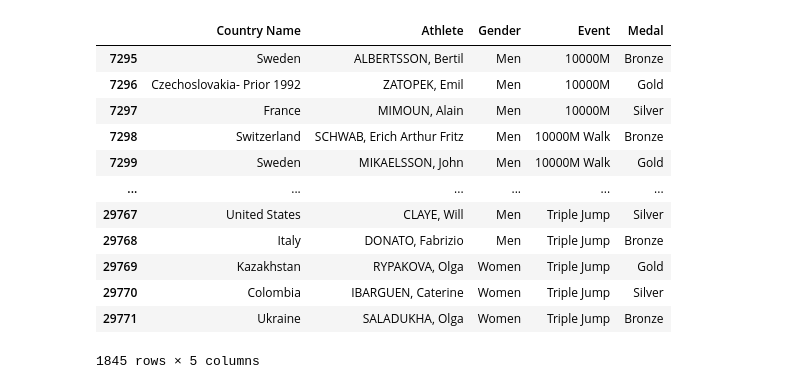
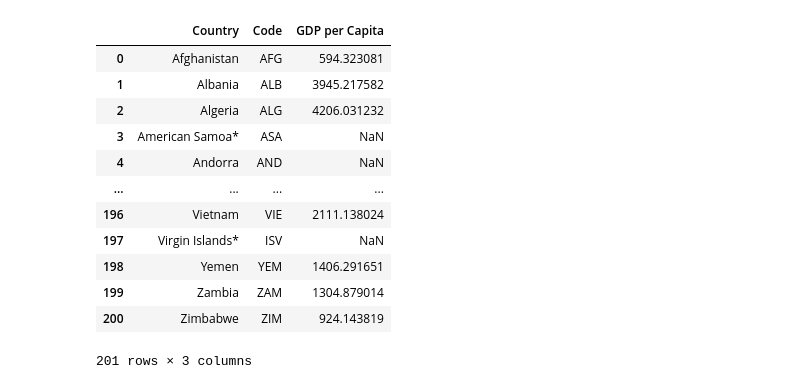
Before and after one commit to HomarOrtiz/project_1, a Jupyter notebook: Benjamin/cleanerPy.ipynb, the cells around one changed output. Drawn from its saved outputs; the diff is of its cells as text; code cells hidden in the pictures.

```diff
--- a/Benjamin/cleanerPy.ipynb
+++ b/Benjamin/cleanerPy.ipynb
@@ -5,7 +5,7 @@ import numpy as np
 # %%
 summer_events = pd.read_csv('../Project-1/summer.csv')
 winter_events = pd.read_csv('../Project-1/winter.csv')
-dictionary_data = pd.read_csv('dictionary.csv', usecols=['Code', 'Country'])
+dictionary_data = pd.read_csv('dictionary.csv', usecols=['Code', 'Country','GDP per Capita'])
 
 country_mapping = dict(zip(dictionary_data['Code'], dictionary_data['Country']))
 
@@ -33,28 +33,33 @@ for index, row in summer_events.iterrows():
             summer_events.at[index, 'Country Name'] = country_mapping[country_code]
         elif country_code in known_country_names:
             summer_events.at[index, 'Country Name'] = known_country_names[country_code]
+# %%
+dictionary_data
+# %% [output]
+|  | Country | Code | GDP per Capita |
+| 0 | Afghanistan | AFG | 594.323081 |
+| 1 | Albania | ALB | 3945.217582 |
+| 2 | Algeria | ALG | 4206.031232 |
+| 3 | American Samoa* | ASA | NaN |
+| 4 | Andorra | AND | NaN |
+| ... | ... | ... | ... |
+| 196 | Vietnam | VIE | 2111.138024 |
+| 197 | Virgin Islands* | ISV | NaN |
+| 198 | Yemen | YEM | 1406.291651 |
+| 199 | Zambia | ZAM | 1304.879014 |
+| 200 | Zimbabwe | ZIM | 924.143819 |
+201 rows × 3 columns
 # %%
+country_gdp_df = dictionary_data.drop(columns=['Code'])
+country_gdp_df = pd.DataFrame(country_gdp_df)
+
 track_field = summer_events.loc[(summer_events['Sport'] == 'Athletics') & (summer_events['Year'] >= 1948)]
 track_field_df = pd.DataFrame(track_field)
+
 track_field_df = track_field_df.drop(['Year','Country','Discipline','City','Sport'],axis=1)
 track_field_df = track_field_df = track_field_df.reindex(columns=['Country Name','Athlete','Gender','Event','Medal'])
 track_field_df = track_field_df.drop(track_field_df[track_field_df['Event'] == '4X100M Relay'].index)
 track_field_df = track_field_df.drop(track_field_df[track_field_df['Event'] == '4X400M Relay'].index)
-track_field_df
-# %% [output]
-|  | Country Name | Athlete | Gender | Event | Medal |
-| 7295 | Sweden | ALBERTSSON, Bertil | Men | 10000M | Bronze |
-| 7296 | Czechoslovakia- Prior 1992 | ZATOPEK, Emil | Men | 10000M | Gold |
-| 7297 | France | MIMOUN, Alain | Men | 10000M | Silver |
-| 7298 | Switzerland | SCHWAB, Erich Arthur Fritz | Men | 10000M Walk | Bronze |
-| 7299 | Sweden | MIKAELSSON, John | Men | 10000M Walk | Gold |
-| ... | ... | ... | ... | ... | ... |
-| 29767 | United States | CLAYE, Will | Men | Triple Jump | Silver |
-| 29768 | Italy | DONATO, Fabrizio | Men | Triple Jump | Bronze |
-| 29769 | Kazakhstan | RYPAKOVA, Olga | Women | Triple Jump | Gold |
-| 29770 | Colombia | IBARGUEN, Caterine | Women | Triple Jump | Silver |
-| 29771 | Ukraine | SALADUKHA, Olga | Women | Triple Jump | Bronze |
-1845 rows × 5 columns
 # %%
 track_field_df.to_csv('../Project-1/track_field.csv',index=False)
 track_field_df = pd.read_csv('../Project-1/track_field.csv')
```
Also changed, not shown: parts of 3 cells of this notebook, 2 other files.
